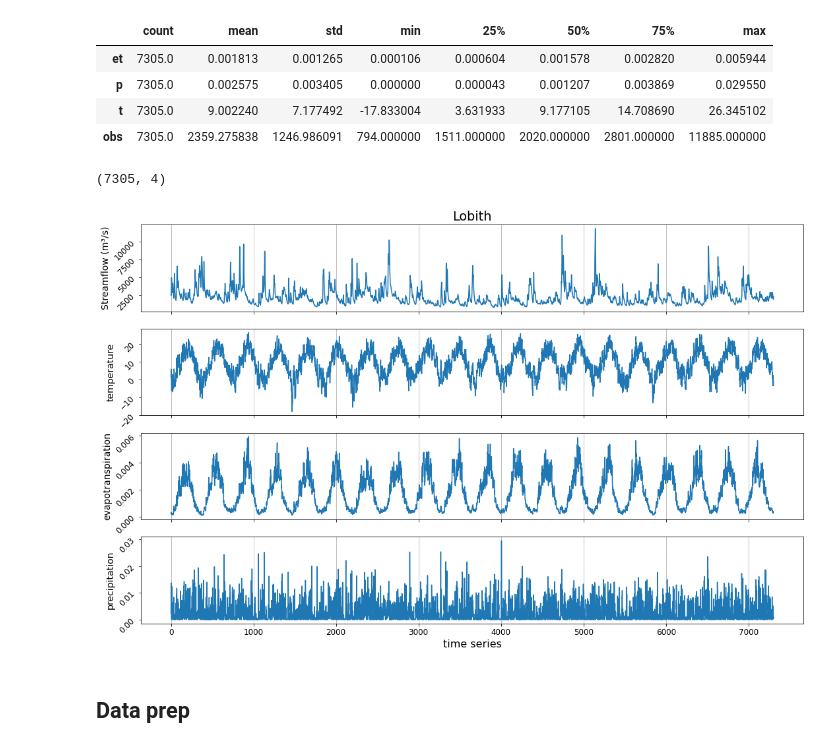
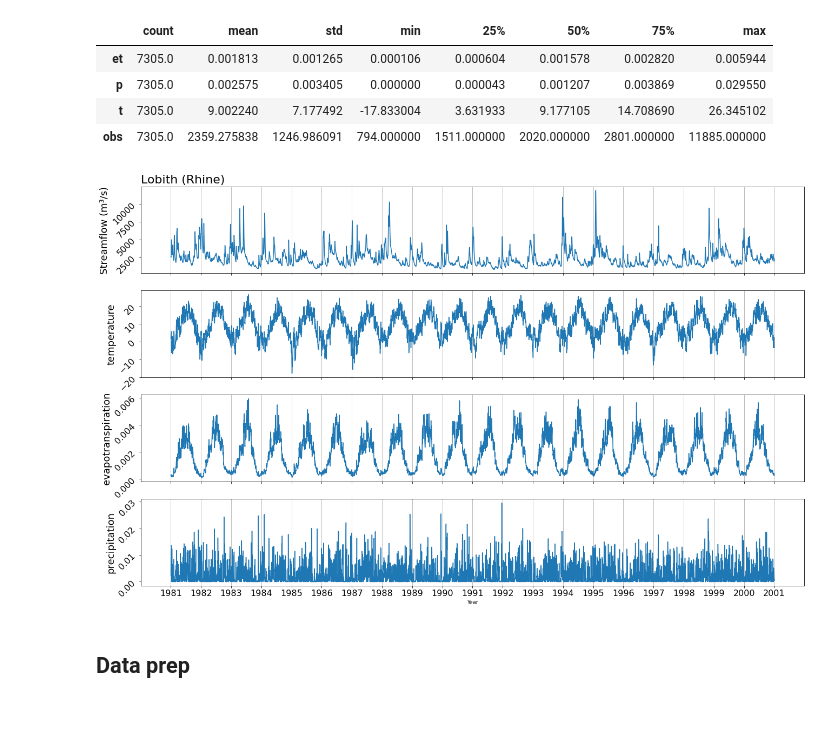
Before and after one commit to Maryam-Afshari/thesis, a Jupyter notebook: Lobith_lstm.ipynb, the cells around one changed output. Drawn from its saved outputs; the diff is of its cells as text; code cells hidden in the pictures; blank space fills up the shorter version.

```diff
--- a/Lobith_lstm.ipynb
+++ b/Lobith_lstm.ipynb
@@ -82,51 +82,46 @@ df_l.describe().transpose()
 | p | 7305.0 | 0.002575 | 0.003405 | 0.000000 | 0.000043 | 0.001207 | 0.003869 | 0.029550 |
 | t | 7305.0 | 9.002240 | 7.177492 | -17.833004 | 3.631933 | 9.177105 | 14.708690 | 26.345102 |
 | obs | 7305.0 | 2359.275838 | 1246.986091 | 794.000000 | 1511.000000 | 2020.000000 | 2801.000000 | 11885.000000 |
-# %%
-# make the date column index
-df_lobith = df_l.set_index("datetime")
-df_lobith.shape
-# %% [output]
-(7305, 4)
 # %%
 # plot data
 shown_data = 0.5
+len = df_l.shape[0]
+# variables to plot
+obs_l = df_l.obs.values
+t_l = df_l.t.values
+et_l = df_l.et.values
+p_l = df_l.p.values
+date = df_l.datetime.str[:4].values
 
-# variables to plot
-obs_b = df_lobith.obs.values
-t_b = df_lobith.t.values
-et_b = df_lobith.et.values
-p_b = df_lobith.p.values
+# plot the variables
+fig, (ax1, ax2, ax3, ax4) = plt.subplots(4, sharex=True, figsize=(22, 22*2/(1+5**0.5)))
+ax1.plot(obs_l)
+ax2.plot(t_l)
+ax3.plot(et_l)
+ax4.plot(p_l)
 
 
-# plot the variables
-plt.rcParams.update({'font.size': 16})
-
-fig, (ax1, ax2, ax3, ax4) = plt.subplots(4, sharex=True, figsize=(18, 18*2/(1+5**0.5)))
-ax1.plot(obs_b)
-ax2.plot(t_b)
-ax3.plot(et_b)
-ax4.plot(p_b)
-
-
-#set the ticks
+# set the ticks
 days_per_year = [0]+[365, 365, 365, 366]*5
-ticks = np.cumsum(days_per_year[:-1])[:int(20*shown_data)]
-
-#tweak the axes
-ax1.title.set_text('Lobith')
-ax4.set_xlabel('time series')
-ax1.set_ylabel('Streamflow (m³/s)', fontsize = 14)
-ax2.set_ylabel('temperature', fontsize = 14)
-ax3.set_ylabel('evapotranspiration', fontsize = 14)
-ax4.set_ylabel('precipitation', fontsize = 14)
+ticks = np.cumsum(days_per_year[:-1])[:int(40*shown_data)]
+plt.xticks(ticks.tolist() + [len],
+           date[ticks].tolist() + [str(int(date[-1]) + 1)])
+# tweak the axes
+ax1.set_title('Lobith (Rhine)', loc ="left", fontsize =22)
+ax4.set_xlabel('Year')
+ax1.set_ylabel('Streamflow (m³/s)', fontsize = 18)
+ax2.set_ylabel('temperature', fontsize = 18)
+ax3.set_ylabel('evapotranspiration', fontsize = 18)
+ax4.set_ylabel('precipitation', fontsize = 18)
 
 for ax in (ax1, ax2, ax3, ax4):
   ax.grid(axis = 'x')
-  ax.tick_params(axis='y', labelsize=12,  rotation = 45)
-  ax.tick_params(axis='x', labelsize=12)
+  ax.tick_params(axis='y', labelsize=16,  rotation = 45)
+  ax.tick_params(axis='x', labelsize=16)
+
+plt.savefig("/content/drive/MyDrive/Thesis-Afshari/figures/timeseries_lobith.png")
 # %% [output]
-[figure, old version]
+[figure, new version]
 # %% [markdown]
 ## Data prep
 # %%
```
Also changed, not shown: parts of 8 cells of this notebook.
